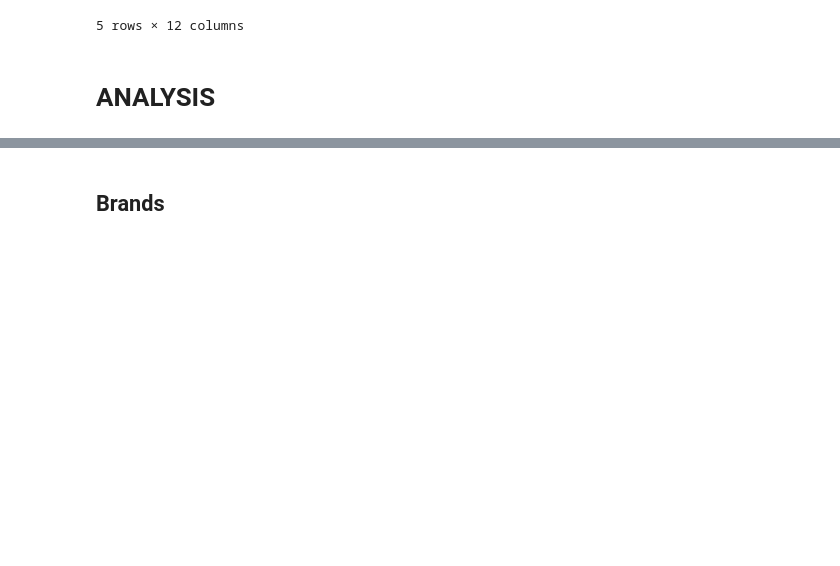
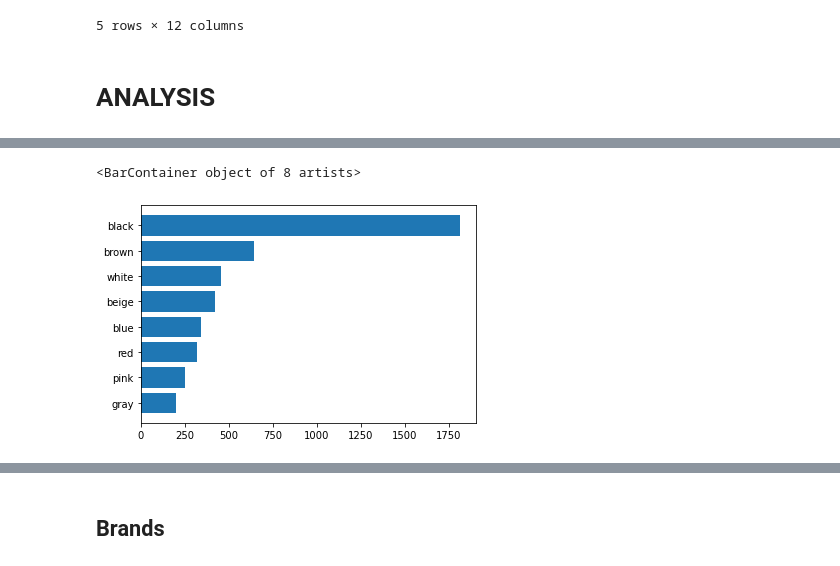
Before and after one commit to uniaaron/InsightManagement, a Jupyter notebook: Insight Management.ipynb, the cells around one changed output, grey strips where cells are left out. Saved outputs shown, nothing was run; the diff lists cells and outputs as text; code cells hidden in the pictures; blank space fills up the shorter version.

```diff
--- a/Insight Management.ipynb
+++ b/Insight Management.ipynb
@@ -68,0 +136,13 @@ df.head()
+# %%
+dc = {k: v for k, v in colour_count.items() if v > 200}
+dc.pop("nan")
+dc = dict(sorted(dc.items(), key=lambda x:x[1]))
+
+col_labels = []
+for i in dc.keys():
+    col_labels.append(i)
+
+plt.barh(col_labels, dc.values())
+# %% [output]
+<BarContainer object of 8 artists>
+[figure, added]
```
Also changed, not shown: parts of 11 cells of this notebook.
